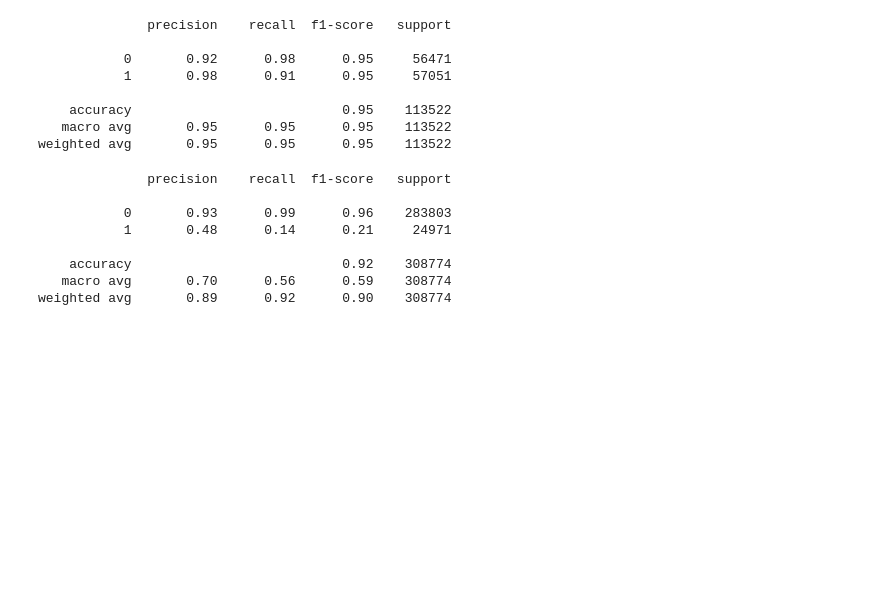
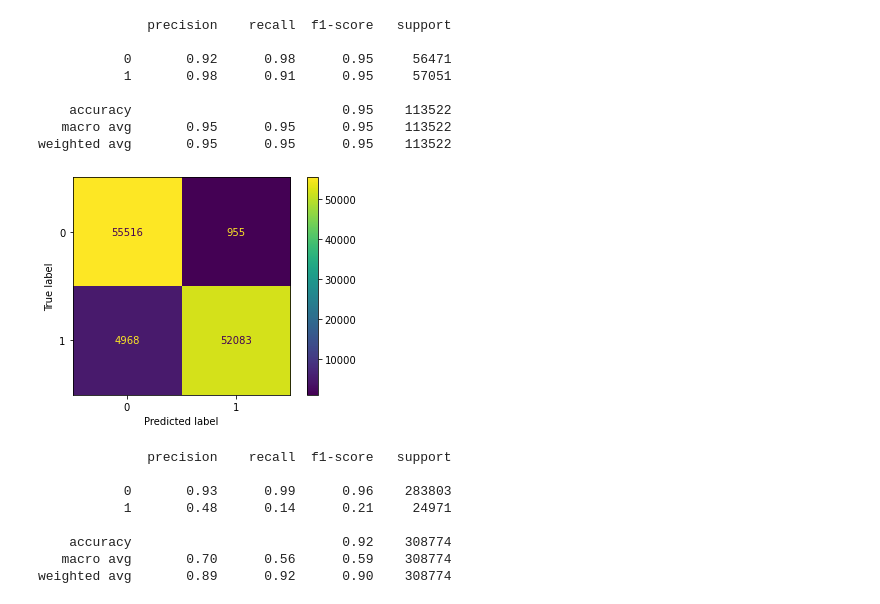
Before and after one commit to meltemarmann/HeartDiseaseRiskPrediction, a Jupyter notebook: Health-Disease-Prediction-V2.ipynb, the cells around one changed output. Saved outputs shown, nothing was run; the diff lists cells and outputs as text; code cells hidden in the pictures; blank space fills up the shorter version.

Commit message:
Confusion matrix added.

```diff
--- a/Health-Disease-Prediction-V2.ipynb
+++ b/Health-Disease-Prediction-V2.ipynb
@@ -547,5 +538,5 @@ model = XGBClassifier(
 
 model.fit(X_train, y_train)
 
-y_pred = model.predict(X_test)
+y_pred_xgb = model.predict(X_test)
 # %%
@@ -559,6 +550,16 @@ print(classification_report(y_test, y_pred))
     accuracy                           0.95    113522
    macro avg       0.95      0.95      0.95    113522
 weighted avg       0.95      0.95      0.95    113522
+# %%
+confusion_matrix = metrics.confusion_matrix(y_test, y_pred_xgb)
+
+cm_display = metrics.ConfusionMatrixDisplay(confusion_matrix=confusion_matrix,
+                                            display_labels=[0, 1])
+
+cm_display.plot()
+plt.show()
+# %% [output]
+[figure, added]
 # %%
 y_pred = model.predict(X)
 print(classification_report(y, y_pred))
```
Also changed, not shown: parts of 36 cells of this notebook.
